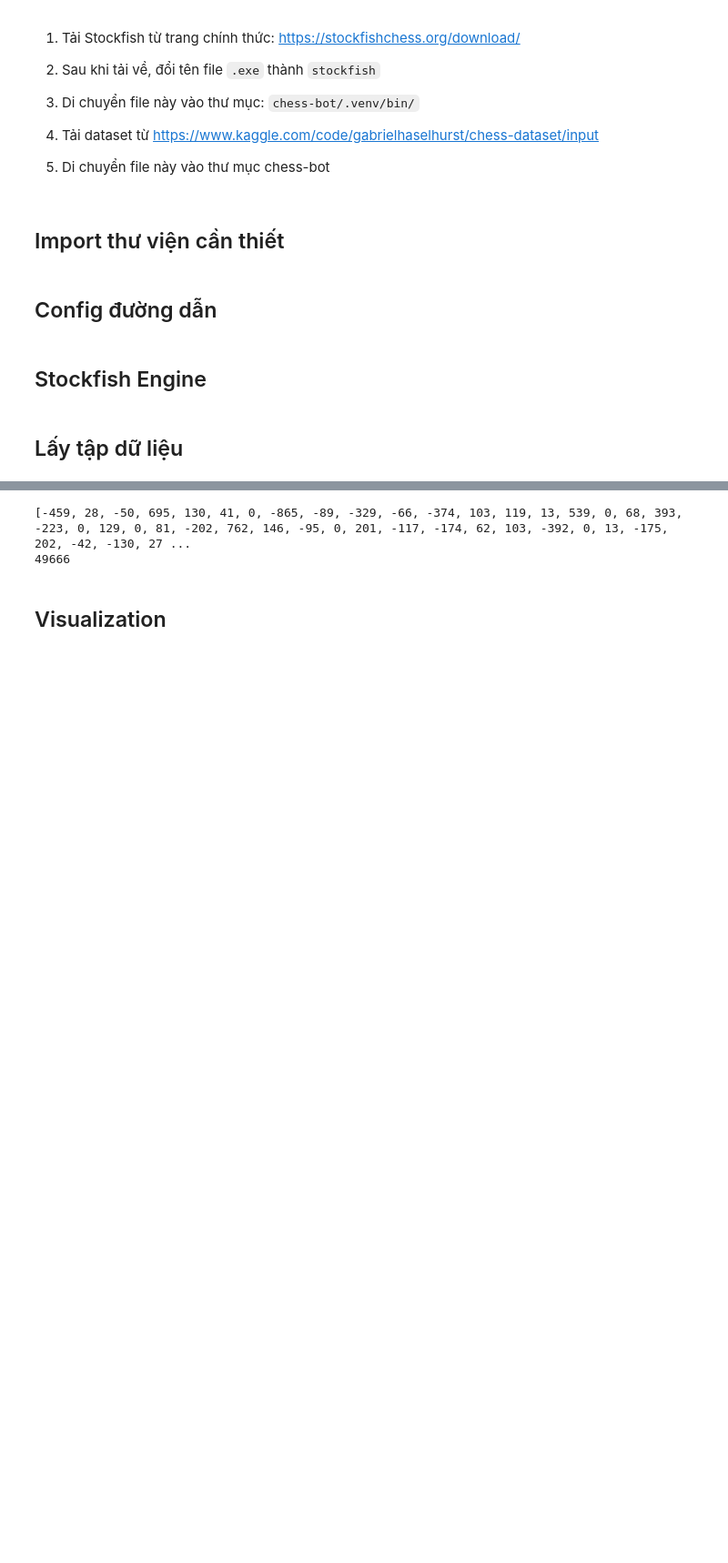
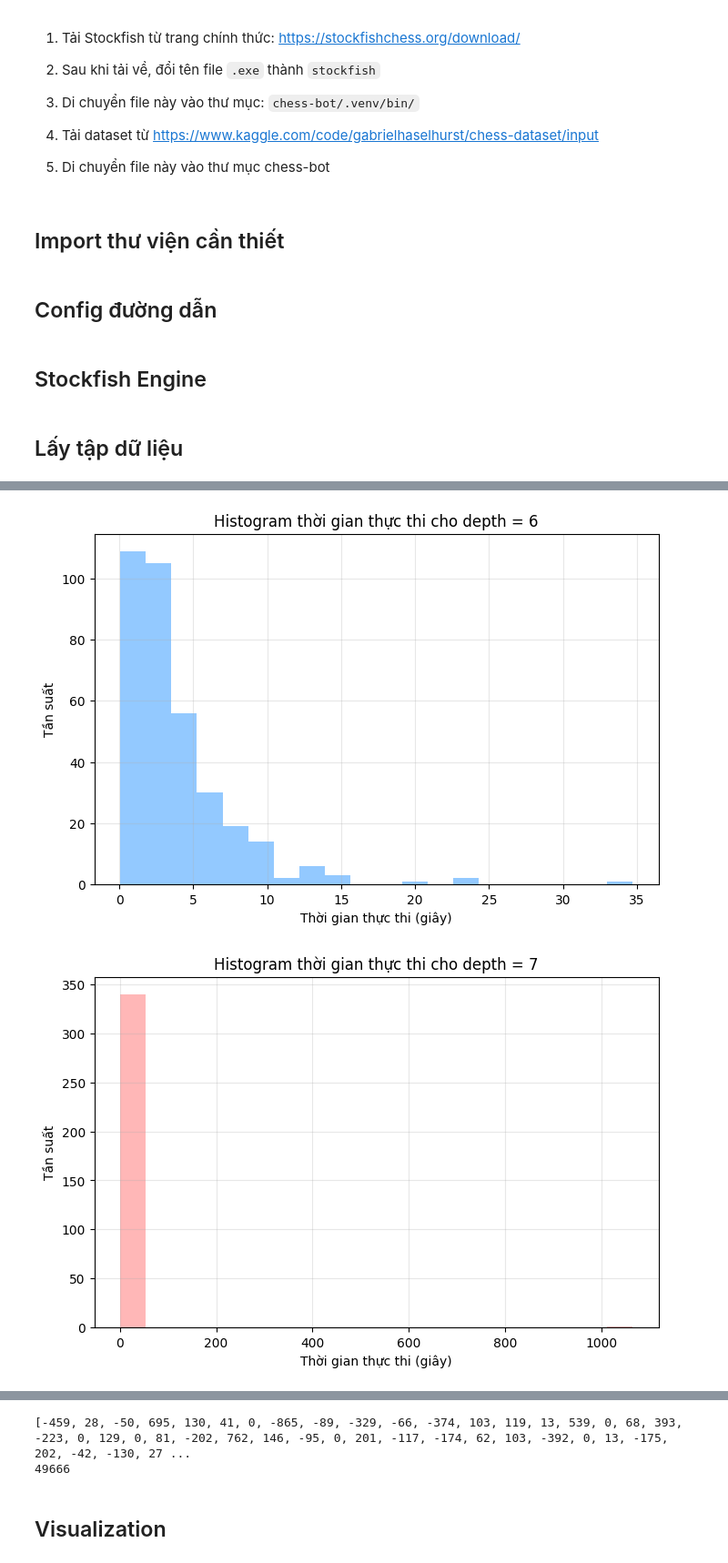
Before and after one commit to pathust/chess-bot, a Jupyter notebook: genetic_algorithm.ipynb, the cells around one changed output, grey strips where cells are left out. Shown at 91% size. Saved outputs shown, nothing was run; the diff lists cells and outputs as text; code cells hidden in the pictures; blank space fills up the shorter version.

```diff
--- a/genetic_algorithm.ipynb
+++ b/genetic_algorithm.ipynb
@@ -54,0 +124,25 @@ df.head()
+# %%
+# Lưu histogram riêng cho depth 6
+plt.figure(figsize=(8, 5))
+times_6 = filtered_df[filtered_df['depth'] == 6]['execution_time']
+plt.hist(times_6, bins=20, alpha=0.7, color='#66b3ff')
+plt.xlabel('Thời gian thực thi (giây)')
+plt.ylabel('Tần suất')
+plt.title('Histogram thời gian thực thi cho depth = 6')
+plt.grid(True, alpha=0.3)
+plt.savefig('histogram_depth_6_only.png', dpi=300, bbox_inches='tight')
+plt.show()
+
+# Lưu histogram riêng cho depth 7
+plt.figure(figsize=(8, 5))
+times_7 = filtered_df[(filtered_df['completed'] == True) & (filtered_df['depth'] == 7)].dropna()['execution_time']
+plt.hist(times_7, bins=20, alpha=0.7, color='#ff9999')
+plt.xlabel('Thời gian thực thi (giây)')
+plt.ylabel('Tần suất')
+plt.title('Histogram thời gian thực thi cho depth = 7')
+plt.grid(True, alpha=0.3)
+plt.savefig('histogram_depth_7_only.png', dpi=300, bbox_inches='tight')
+plt.show()
+# %% [output]
+[figure, added]
+[figure, added]
```
Also changed, not shown: parts of 4 cells of this notebook, 5 other files.
